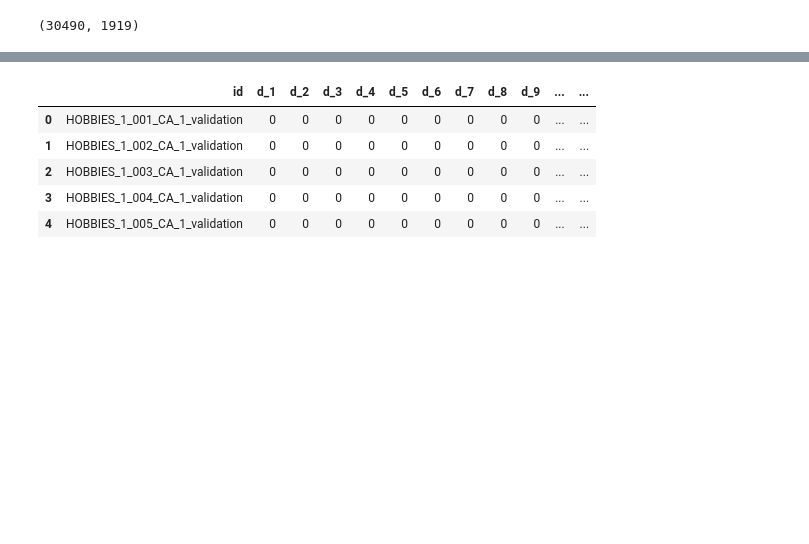
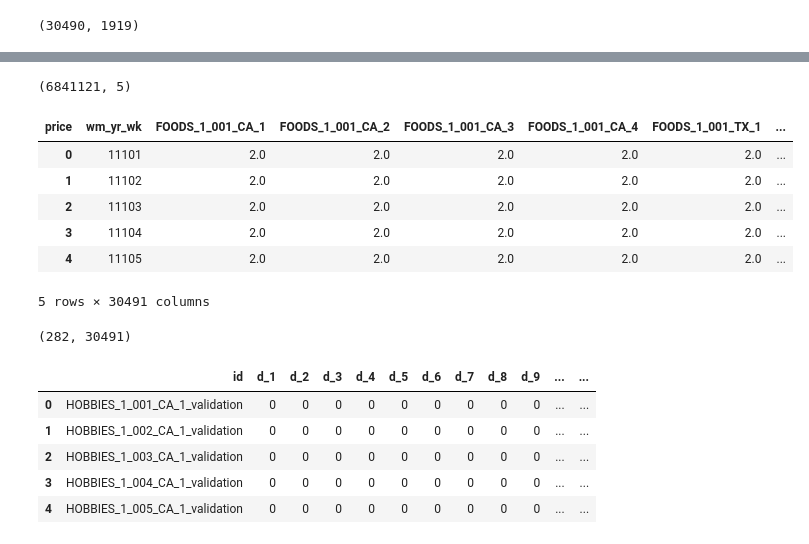
Before and after one commit to kabirmuntasir/2020-M5-Forecasting, a Jupyter notebook: Uncertanity/05102020.ipynb, the cells around one changed output, grey strips where cells are left out. Saved outputs shown, nothing was run; the diff lists cells and outputs as text; code cells hidden in the pictures; blank space fills up the shorter version.

```diff
--- a/Uncertanity/05102020.ipynb
+++ b/Uncertanity/05102020.ipynb
@@ -59,0 +79,20 @@ stv=sales_train_validation.copy()
+# %%
+sell_prices.shape
+# %% [output]
+(6841121, 5)
+# %%
+#make the data long to wide, in other word pivot
+sell_prices=sell_prices.pivot(index='wm_yr_wk', columns='price', values='sell_price').reset_index()
+sell_prices.head()
+# %% [output]
+| price | wm_yr_wk | FOODS_1_001_CA_1 | FOODS_1_001_CA_2 | FOODS_1_001_CA_3 | FOODS_1_001_CA_4 | FOODS_1_001_TX_1 | ... |
+| 0 | 11101 | 2.0 | 2.0 | 2.0 | 2.0 | 2.0 | ... |
+| 1 | 11102 | 2.0 | 2.0 | 2.0 | 2.0 | 2.0 | ... |
+| 2 | 11103 | 2.0 | 2.0 | 2.0 | 2.0 | 2.0 | ... |
+| 3 | 11104 | 2.0 | 2.0 | 2.0 | 2.0 | 2.0 | ... |
+| 4 | 11105 | 2.0 | 2.0 | 2.0 | 2.0 | 2.0 | ... |
+5 rows × 30491 columns
+# %%
+sell_prices.shape
+# %% [output]
+(282, 30491)
```
Also changed, not shown: parts of 19 cells of this notebook.
